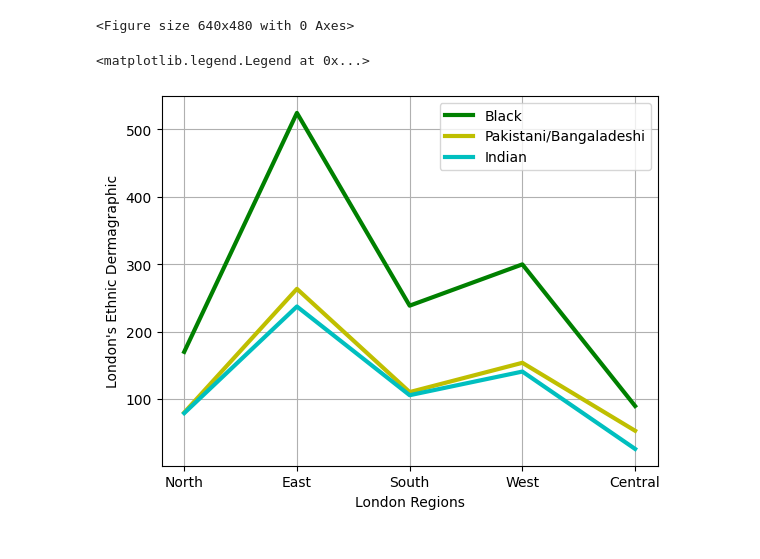
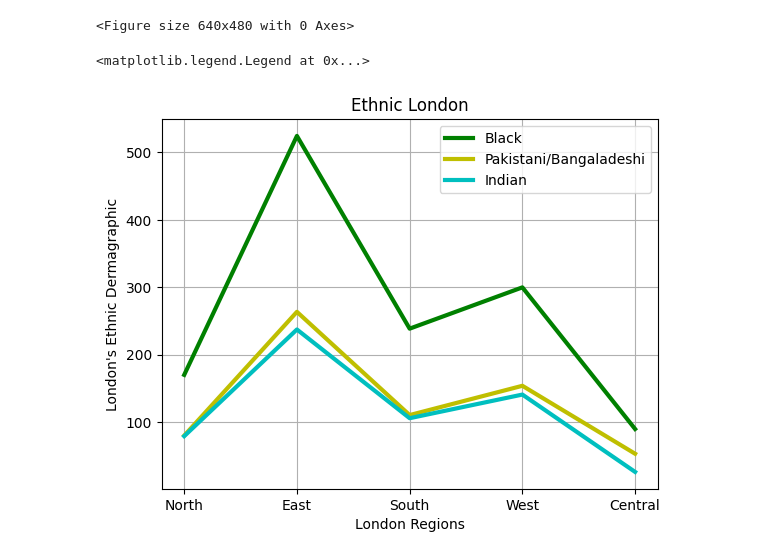
Before and after one commit to VonnieC1/CFG-Final-Group-Project-, a Jupyter notebook: CFG Project_YC_Data_analysis.ipynb, the cells around one changed output. Cells and saved outputs as stored; diff of their text form; code cells hidden in the pictures.

```diff
--- a/CFG Project_YC_Data_analysis.ipynb
+++ b/CFG Project_YC_Data_analysis.ipynb
@@ -202,24 +226,24 @@ Text(0.5, 0.98, "London's total ethnic poulation and total Covid-19 deaths")
 [figure]
 <Figure size 640x480 with 0 Axes>
 # %%
+# Plot London dermagraphic split into ethnic groups
 x = lon_regions_df['Region']
 
 y1 = lon_regions_df['all_black_prop']
 y2 = lon_regions_df['pakistani_or_bangladeshi_prop']
 y3 = lon_regions_df['all_indian_prop']
 
-#plt.plot(x,C19_deaths,'r',label='Covid Deaths',linewidth=3)
 plt.plot(x,y1,'g',label='Black', linewidth= 3)
 plt.plot(x,y2,'y',label= 'Pakistani/Bangaladeshi', linewidth= 3)
 plt.plot(x,y3,'c',label='Indian', linewidth= 3)
 
-#plt.title('Regions, population & death cases')
+plt.title('Ethnic London')
 plt.ylabel("London's Ethnic Dermagraphic")
 plt.xlabel('London Regions')
 
 # Plot grid and legends
 plt.grid()
 plt.legend()
 # %% [output]
 <matplotlib.legend.Legend at 0x...>
-[figure, old version]
+[figure, new version]
```
Also changed, not shown: parts of 15 cells of this notebook.
